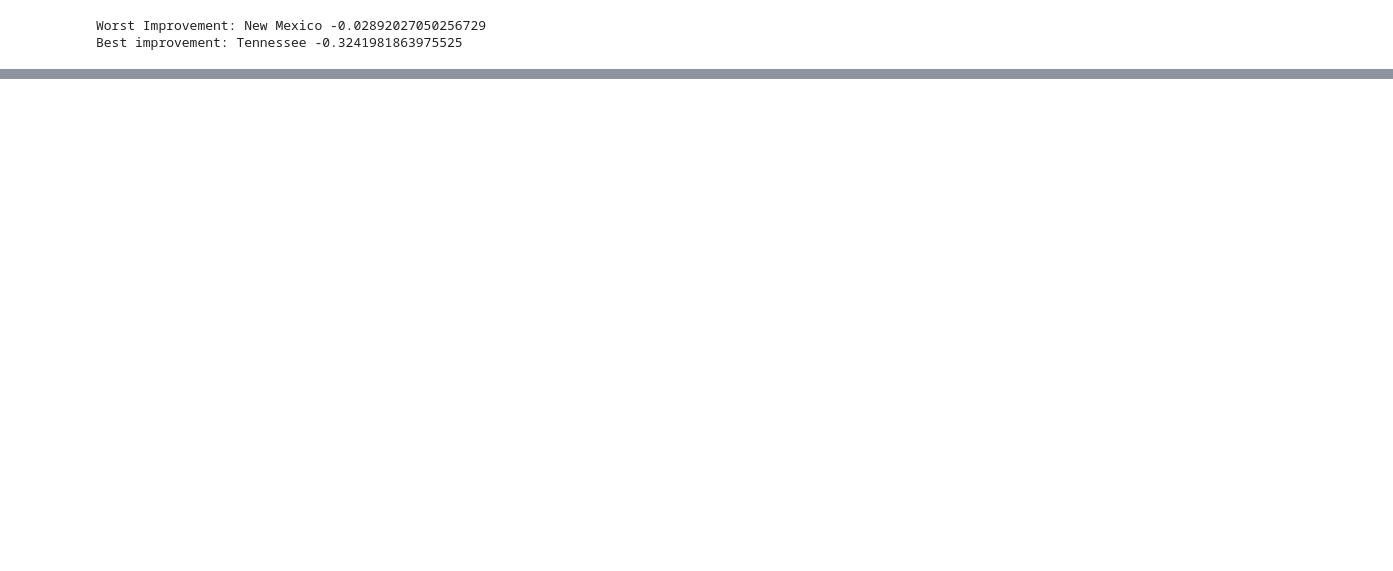
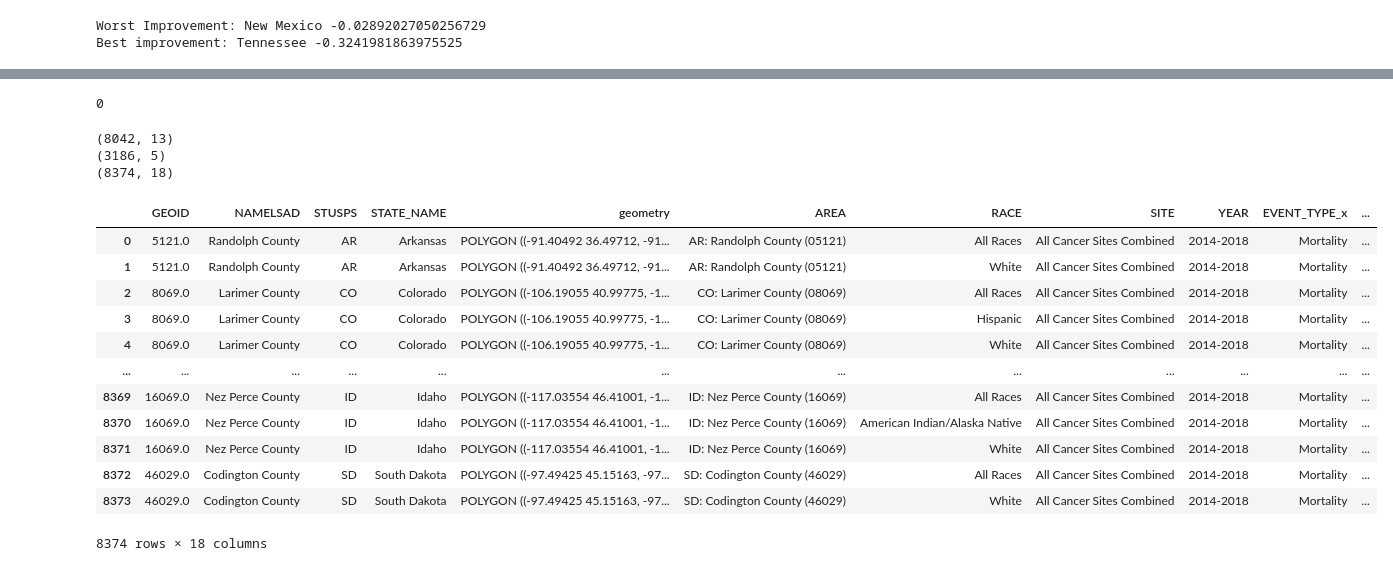
Before and after one commit to samuel-lindsay/cse163-cancer-research, a Jupyter notebook: exploration.ipynb, the cells around one changed output, grey strips where cells are left out. Saved outputs shown, nothing was run; the diff lists cells and outputs as text; code cells hidden in the pictures; blank space fills up the shorter version.

```diff
--- a/exploration.ipynb
+++ b/exploration.ipynb
@@ -57,0 +91,37 @@ SchemaValidationError: Invalid specification
+# %%
+conds_for_by_county = (by_county["STATE"] != "AK") & \
+                        (by_county["STATE"] != "HI") # & \
+                        # (by_county["RACE"].notna())
+states_for_counties = (counties["STUSPS"] != "AK") & \
+                        (counties["STUSPS"] != "HI")
+by_county = by_county[conds_for_by_county]
+counties = counties[states_for_counties]
+
+by_county_c = by_county[["AREA", "RACE", "SITE", "YEAR", "EVENT_TYPE",
+                            "AGE_ADJUSTED_RATE", "SEX", "STATE"]].copy()
+print(len(by_county[by_county_c["RACE"].isnull()]))
+counties_c = counties[["GEOID", "NAMELSAD", "STUSPS", "STATE_NAME",
+                        "geometry"]].copy()
+by_county_c = by_county_c[(by_county_c["SITE"] == "All Cancer Sites Combined") & (by_county_c["SEX"] == "Male and Female")]
+by_county_c = Utils.remove_rows(data=by_county_c,
+                                chars=['+', '~', '.', '-'])
+by_county_c = Utils.get_mir(data=by_county_c,
+                            on=['AREA', 'RACE', 'SEX', 'SITE', 'YEAR'],
+                            rate_col='AGE_ADJUSTED_RATE')
+races = [str(race) for race in by_county["RACE"].unique()]
+prepared_shp, states_shp = Utils._clean_join_shp(by_county_c, counties_c)
+
+# races = prepared_shp["RACE"] == "All Races"
+# sites = prepared_shp["SITE"] == "All Cancer Sites Combined"
+# sexes = prepared_shp["SEX"] == "Male and Female"
+# prepared_shp = prepared_shp[races & sites & sexes]
+# %% [output]
+0
+# %%
+print(by_county_c.shape)
+print(counties_c.shape)
+print(prepared_shp.shape)
+# %% [output]
+(8042, 13)
+(3186, 5)
+(8374, 18)
@@ -57,0 +147,16 @@ SchemaValidationError: Invalid specification
+# %%
+prepared_shp
+# %% [output]
+|  | GEOID | NAMELSAD | STUSPS | STATE_NAME | geometry | AREA | RACE | SITE | YEAR | EVENT_TYPE_x | ... |
+| 0 | 5121.0 | Randolph County | AR | Arkansas | POLYGON ((-91.40492 36.49712, -91... | AR: Randolph County (05121) | All Races | All Cancer Sites Combined | 2014-2018 | Mortality | ... |
+| 1 | 5121.0 | Randolph County | AR | Arkansas | POLYGON ((-91.40492 36.49712, -91... | AR: Randolph County (05121) | White | All Cancer Sites Combined | 2014-2018 | Mortality | ... |
+| 2 | 8069.0 | Larimer County | CO | Colorado | POLYGON ((-106.19055 40.99775, -1... | CO: Larimer County (08069) | All Races | All Cancer Sites Combined | 2014-2018 | Mortality | ... |
+| 3 | 8069.0 | Larimer County | CO | Colorado | POLYGON ((-106.19055 40.99775, -1... | CO: Larimer County (08069) | Hispanic | All Cancer Sites Combined | 2014-2018 | Mortality | ... |
+| 4 | 8069.0 | Larimer County | CO | Colorado | POLYGON ((-106.19055 40.99775, -1... | CO: Larimer County (08069) | White | All Cancer Sites Combined | 2014-2018 | Mortality | ... |
+| ... | ... | ... | ... | ... | ... | ... | ... | ... | ... | ... | ... |
+| 8369 | 16069.0 | Nez Perce County | ID | Idaho | POLYGON ((-117.03554 46.41001, -1... | ID: Nez Perce County (16069) | All Races | All Cancer Sites Combined | 2014-2018 | Mortality | ... |
+| 8370 | 16069.0 | Nez Perce County | ID | Idaho | POLYGON ((-117.03554 46.41001, -1... | ID: Nez Perce County (16069) | American Indian/Alaska Native | All Cancer Sites Combined | 2014-2018 | Mortality | ... |
+| 8371 | 16069.0 | Nez Perce County | ID | Idaho | POLYGON ((-117.03554 46.41001, -1... | ID: Nez Perce County (16069) | White | All Cancer Sites Combined | 2014-2018 | Mortality | ... |
+| 8372 | 46029.0 | Codington County | SD | South Dakota | POLYGON ((-97.49425 45.15163, -97... | SD: Codington County (46029) | All Races | All Cancer Sites Combined | 2014-2018 | Mortality | ... |
+| 8373 | 46029.0 | Codington County | SD | South Dakota | POLYGON ((-97.49425 45.15163, -97... | SD: Codington County (46029) | White | All Cancer Sites Combined | 2014-2018 | Mortality | ... |
+8374 rows × 18 columns
```
Also changed, not shown: parts of 12 cells of this notebook.
